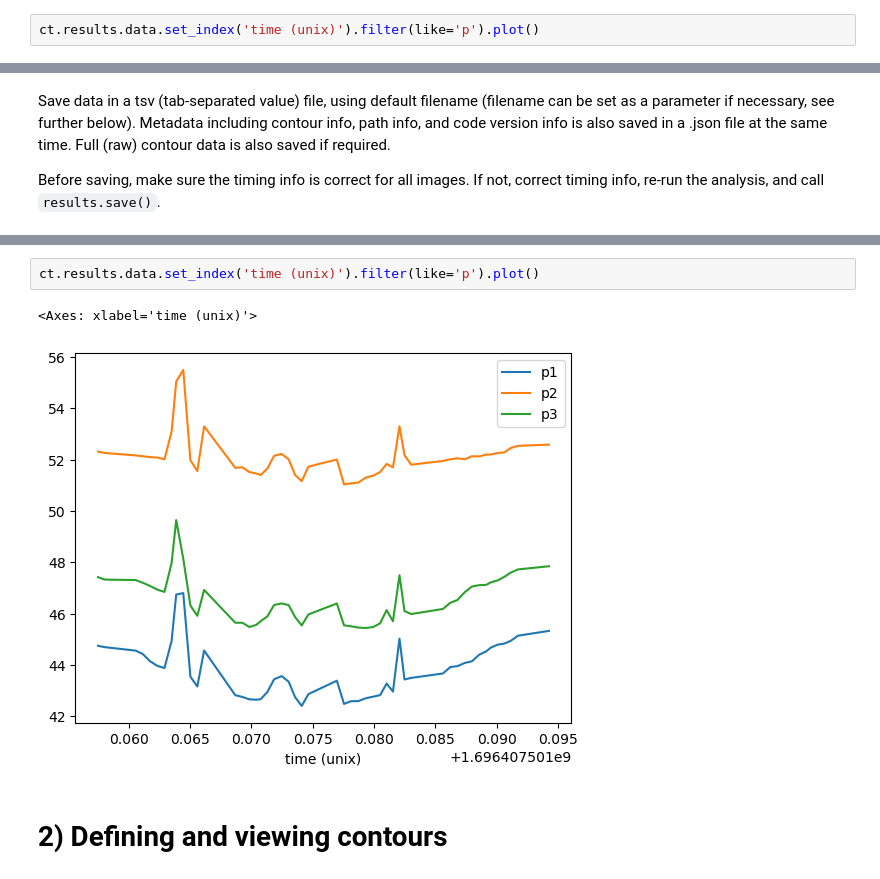
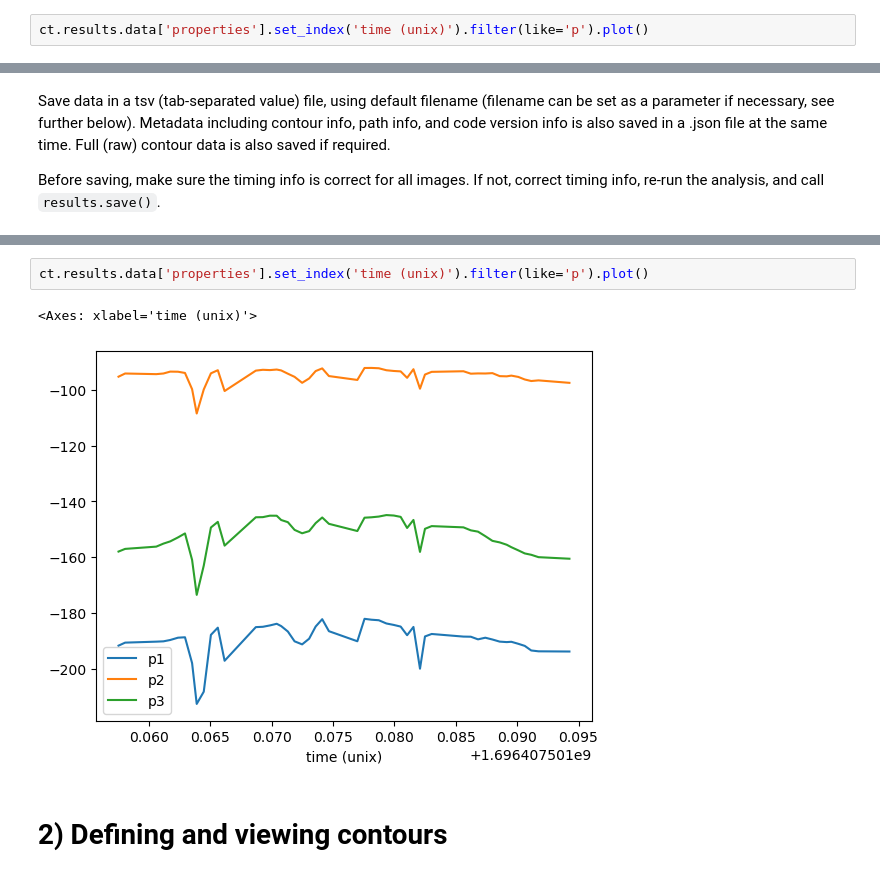
Before and after one commit to ovinc/imgseries, a Jupyter notebook: examples/examples_analysis/ContourTracking.ipynb, the cells around one changed output, grey strips where cells are left out. Drawn from its saved outputs; the diff is of its cells as text.

```diff
--- a/examples/examples_analysis/ContourTracking.ipynb
+++ b/examples/examples_analysis/ContourTracking.ipynb
@@ -86,6 +76,6 @@ ct.results.raw_contour_data['1']['10']['y'][:10]
 # %% [markdown]
 Plot perimeters of all detected particles (contours) as a function of time:
 # %%
-ct.results.data.set_index('time (unix)').filter(like='p').plot()
+ct.results.data['properties'].set_index('time (unix)').filter(like='p').plot()
 # %% [output]
 <Axes: xlabel='time (unix)'>
@@ -105,10 +95,10 @@ Warning: these modules are missing a tag: imgseries, filo
 
 Warning: these modules are not in a git repository: skimage, matplotlib, numpy
 # %%
-ct.results.data.set_index('time (unix)').filter(like='p').plot()
+ct.results.data['properties'].set_index('time (unix)').filter(like='p').plot()
 # %% [output]
 <Axes: xlabel='time (unix)'>
-[figure, old version]
+[figure, new version]
 # %% [markdown]
 # 2) Defining and viewing contours
 # %% [markdown]
```
Also changed, not shown: parts of 11 cells of this notebook, 25 other files.
